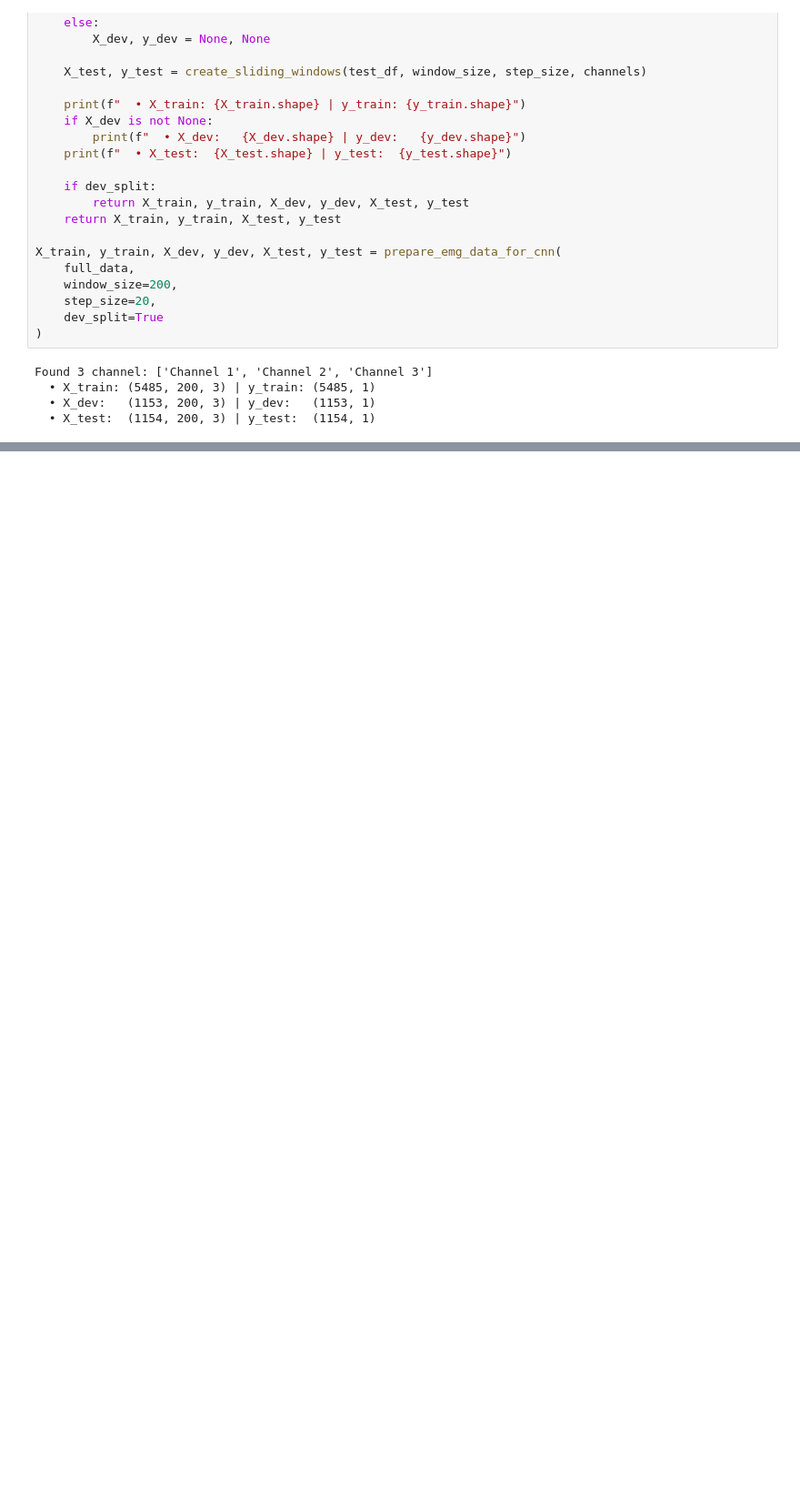
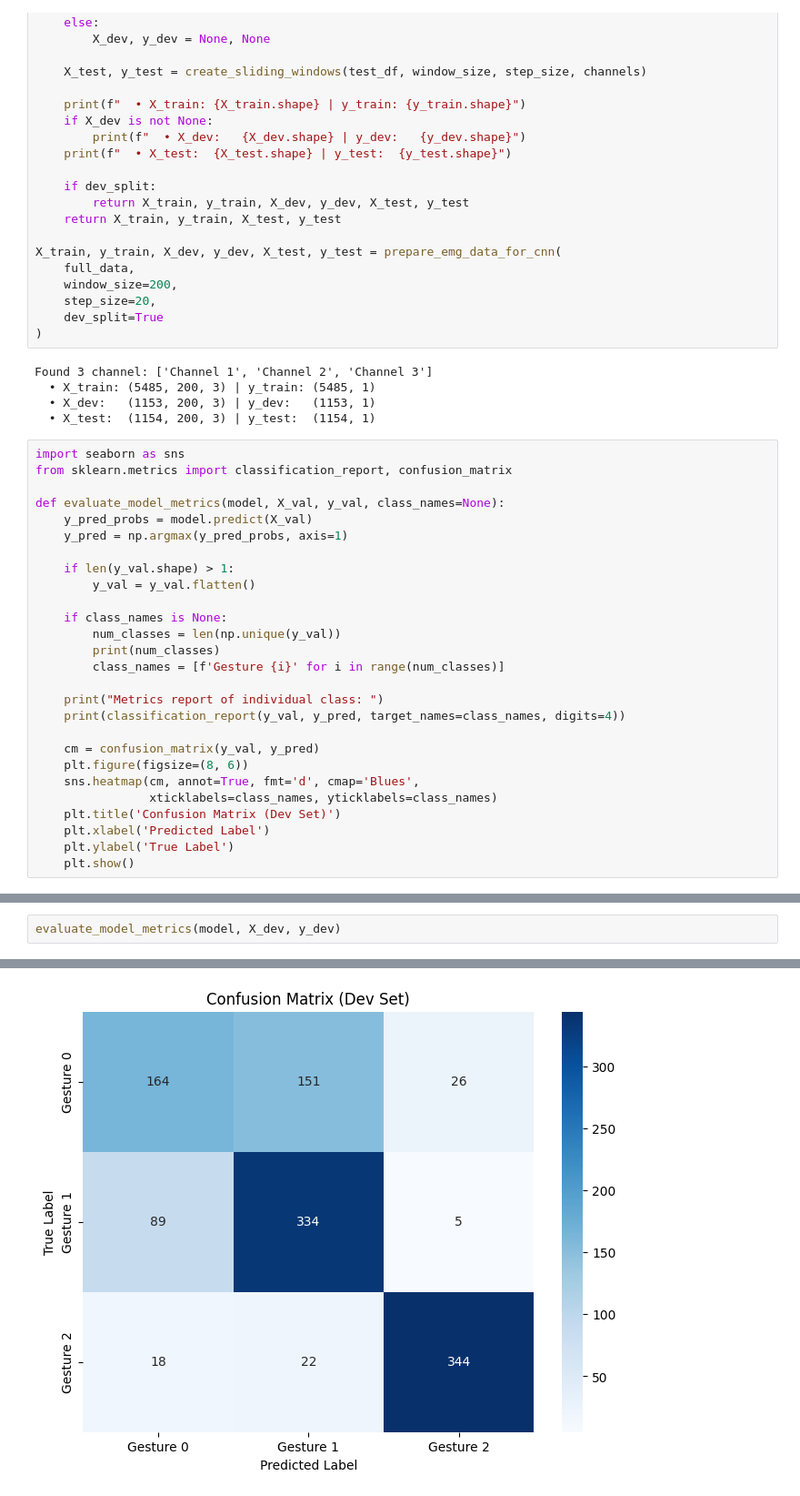
Before and after one commit to KimThanhNguyen1409/Machine_Learning, a Jupyter notebook: EMG/EMG.ipynb, the cells around one changed output, grey strips where cells are left out. Shown at 91% size. Cells and saved outputs as stored; diff of their text form; blank space fills up the shorter version.

Commit message:
[UPDATE] New metrics function

```diff
--- a/EMG/EMG.ipynb
+++ b/EMG/EMG.ipynb
@@ -423,6 +433,33 @@ Found 3 channel: ['Channel 1', 'Channel 2', 'Channel 3']
   • X_train: (5485, 200, 3) | y_train: (5485, 1)
   • X_dev:   (1153, 200, 3) | y_dev:   (1153, 1)
   • X_test:  (1154, 200, 3) | y_test:  (1154, 1)
+# %%
+import seaborn as sns
+from sklearn.metrics import classification_report, confusion_matrix
+
+def evaluate_model_metrics(model, X_val, y_val, class_names=None):
+    y_pred_probs = model.predict(X_val)
+    y_pred = np.argmax(y_pred_probs, axis=1)
+
+    if len(y_val.shape) > 1:
+        y_val = y_val.flatten()
+
+    if class_names is None:
+        num_classes = len(np.unique(y_val))
+        print(num_classes)
+        class_names = [f'Gesture {i}' for i in range(num_classes)]
+
+    print("Metrics report of individual class: ")
+    print(classification_report(y_val, y_pred, target_names=class_names, digits=4))
+
+    cm = confusion_matrix(y_val, y_pred)
+    plt.figure(figsize=(8, 6))
+    sns.heatmap(cm, annot=True, fmt='d', cmap='Blues',
+                xticklabels=class_names, yticklabels=class_names)
+    plt.title('Confusion Matrix (Dev Set)')
+    plt.xlabel('Predicted Label')
+    plt.ylabel('True Label')
+    plt.show()
 # %%
 model, history = build_and_train_cnn(X_train, y_train, X_test, y_test, num_classes=4)
 # %% [output]
@@ -467,0 +505,3 @@ Test accuracy: 76.60%
+# %%
+evaluate_model_metrics(model, X_dev, y_dev)
+# %% [output]
@@ -467,0 +520 @@ Test accuracy: 76.60%
+[figure, added]
```
Also changed, not shown: parts of 3 cells of this notebook.
